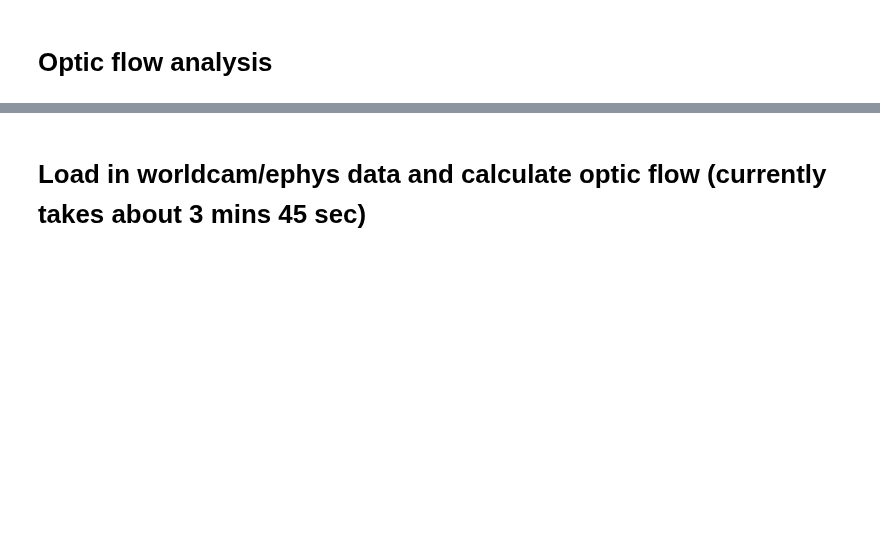
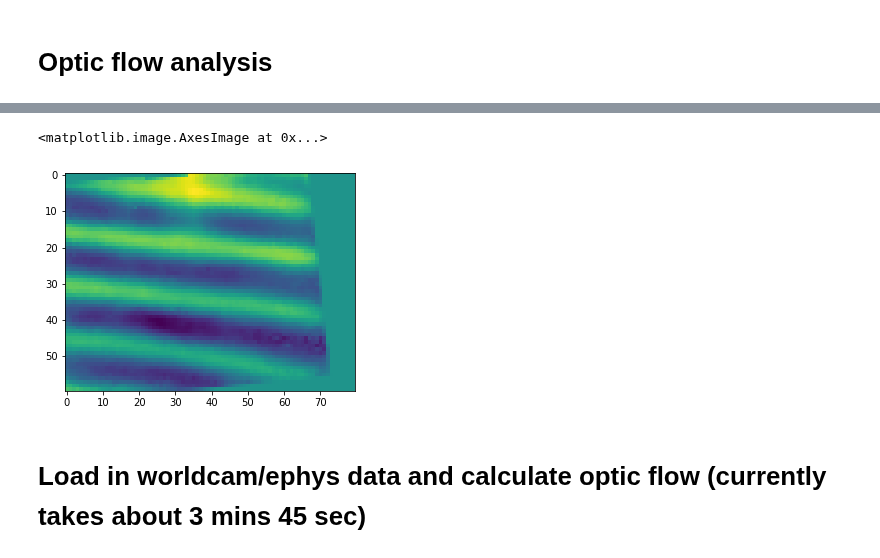
Before and after one commit to nielllab/FreelyMovingEphys, a Jupyter notebook: projects/ephys/phil_group_ephys_analysis.ipynb, the cells around one changed output, grey strips where cells are left out. Drawn from its saved outputs; the diff is of its cells as text; code cells hidden in the pictures; blank space fills up the shorter version.

```diff
--- a/projects/ephys/phil_group_ephys_analysis.ipynb
+++ b/projects/ephys/phil_group_ephys_analysis.ipynb
@@ -19,3 +161,8 @@ from tqdm import tqdm
+# %%
+plt.imshow(wc_data[1,:,:])#.astype('uint8'))
+# %% [output]
+<matplotlib.image.AxesImage at 0x...>
+[figure, added]
 # %%
 # model data .h5 file
 model_data_file = '/home/niell_lab/Desktop/optic_flow_test/ModelData_dt025_rawWorldCam.h5'
```
Also changed, not shown: parts of 22 cells of this notebook, 4 other files.
